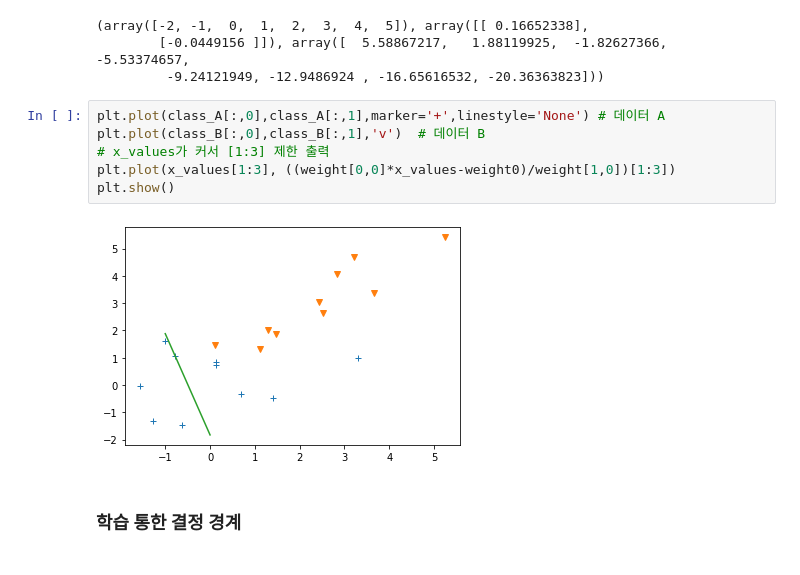
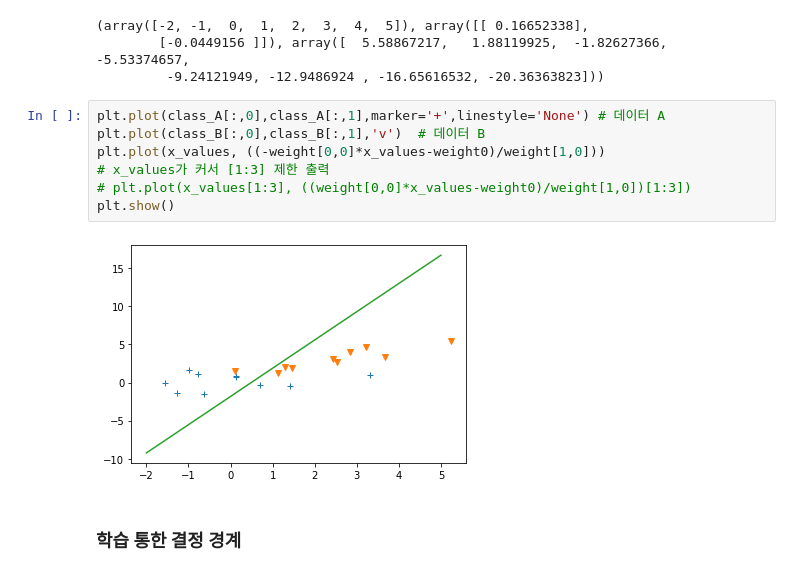
Before and after one commit to yojulab/knou_study_machinglearning, a Jupyter notebook: codes/sanghunoh/6강_선형판별함수_퍼셉트론.ipynb, the cells around one changed output. Cells and saved outputs as stored; diff of their text form.

```diff
--- a/codes/sanghunoh/6강_선형판별함수_퍼셉트론.ipynb
+++ b/codes/sanghunoh/6강_선형판별함수_퍼셉트론.ipynb
@@ -105,11 +105,12 @@ x_values, weight, ((weight[0,0]*x_values-weight0)/weight[1,0])
 # %%
 plt.plot(class_A[:,0],class_A[:,1],marker='+',linestyle='None') # 데이터 A
 plt.plot(class_B[:,0],class_B[:,1],'v')  # 데이터 B
+plt.plot(x_values, ((-weight[0,0]*x_values-weight0)/weight[1,0]))
 # x_values가 커서 [1:3] 제한 출력
-plt.plot(x_values[1:3], ((weight[0,0]*x_values-weight0)/weight[1,0])[1:3])
+# plt.plot(x_values[1:3], ((weight[0,0]*x_values-weight0)/weight[1,0])[1:3])
 plt.show()
 # %% [output]
-[figure, old version]
+[figure, new version]
 # %% [markdown]
 ### 학습 통한 결정 경계
 # %%
```
Also changed, not shown: parts of 3 cells of this notebook.
